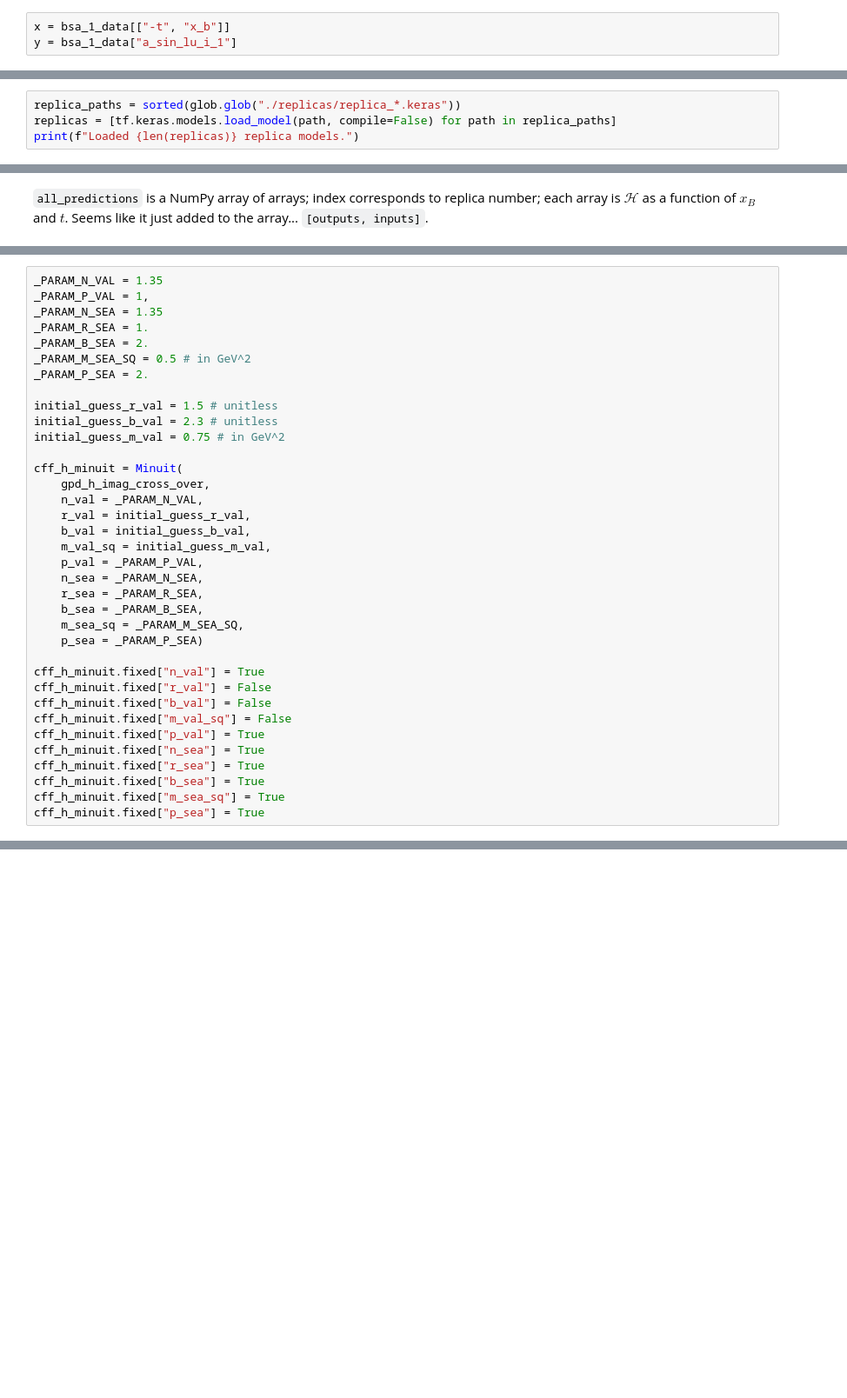
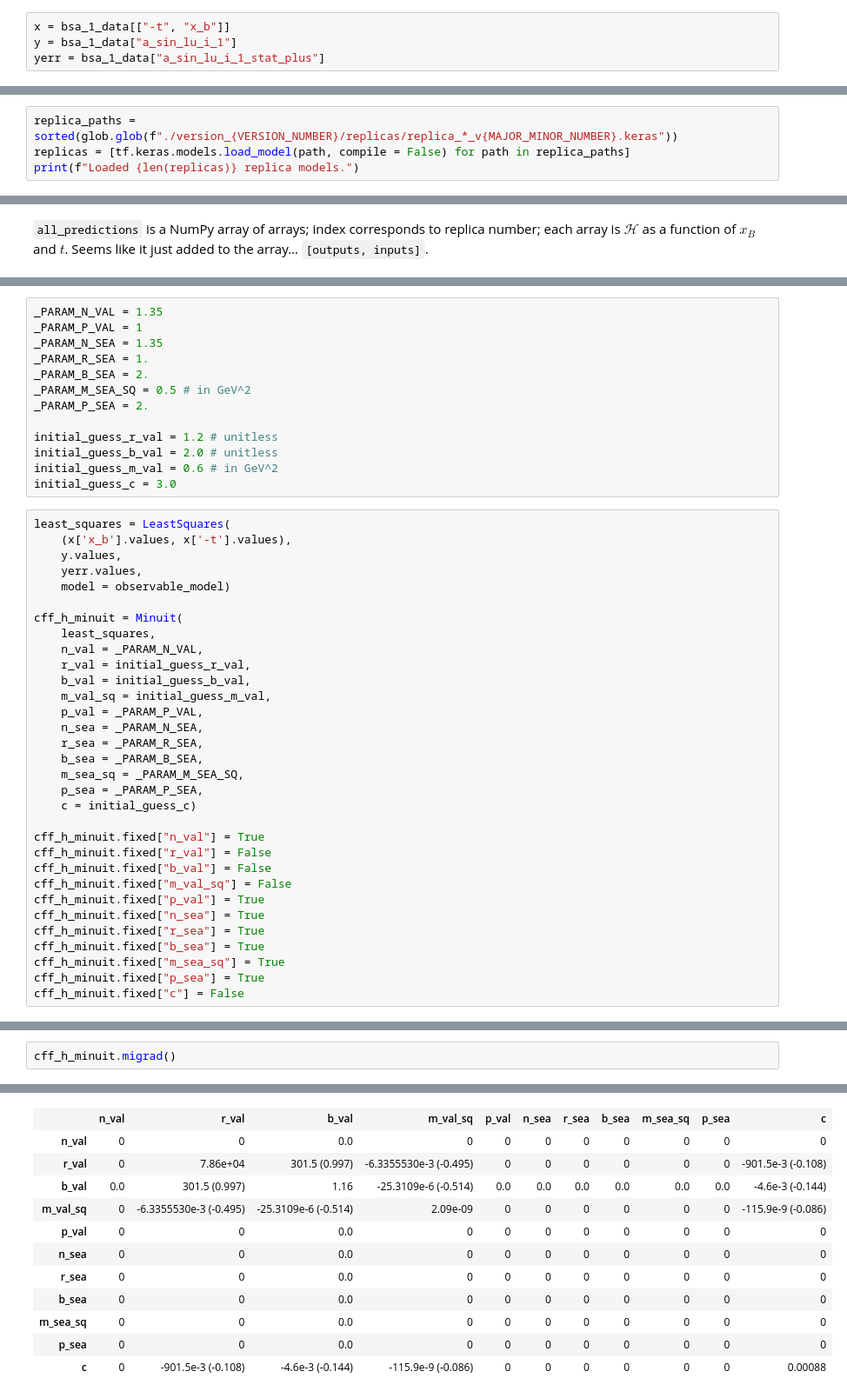
Before and after one commit to JayDanielsss/gpd_dnn, a Jupyter notebook: kms_nn_dvcs_2011/dvcs_cff_h_2011.ipynb, the cells around one changed output, grey strips where cells are left out. Shown: that part at 87% size. Saved outputs shown, nothing was run; the diff lists cells and outputs as text; blank space fills up the shorter version.

```diff
--- a/kms_nn_dvcs_2011/dvcs_cff_h_2011.ipynb
+++ b/kms_nn_dvcs_2011/dvcs_cff_h_2011.ipynb
@@ -165,6 +219,7 @@ all_raw_data = pd.concat(
 # %%
 x = bsa_1_data[["-t", "x_b"]]
 y = bsa_1_data["a_sin_lu_i_1"]
+yerr = bsa_1_data["a_sin_lu_i_1_stat_plus"]
 # %% [markdown]
 ### (3.4): Train-Test Split Here:
 # %%
@@ -518,6 +597,6 @@ array([0.05      , 0.05387755, 0.0577551 , 0.06163265, 0.0655102 ,
 # %%
-replica_paths = sorted(glob.glob("./replicas/replica_*.keras"))
-replicas = [tf.keras.models.load_model(path, compile=False) for path in replica_paths]
+replica_paths = sorted(glob.glob(f"./version_{VERSION_NUMBER}/replicas/replica_*_v{MAJOR_MINOR_NUMBER}.keras"))
+replicas = [tf.keras.models.load_model(path, compile = False) for path in replica_paths]
 print(f"Loaded {len(replicas)} replica models.")
 # %% [output]
 Loaded 50 replica models.
@@ -778,18 +1382,25 @@ def observable_model(x, xi, t, params):
+# %%
+_PARAM_N_VAL = 1.35
+_PARAM_P_VAL = 1
+_PARAM_N_SEA = 1.35
+_PARAM_R_SEA = 1.
+_PARAM_B_SEA = 2.
+_PARAM_M_SEA_SQ = 0.5 # in GeV^2
+_PARAM_P_SEA = 2.
+
+initial_guess_r_val = 1.2 # unitless
+initial_guess_b_val = 2.0 # unitless
+initial_guess_m_val = 0.6 # in GeV^2
+initial_guess_c = 3.0
 # %%
-_PARAM_N_VAL = 1.35
-_PARAM_P_VAL = 1,
-_PARAM_N_SEA = 1.35
-_PARAM_R_SEA = 1.
-_PARAM_B_SEA = 2.
-_PARAM_M_SEA_SQ = 0.5 # in GeV^2
-_PARAM_P_SEA = 2.
-
-initial_guess_r_val = 1.5 # unitless
-initial_guess_b_val = 2.3 # unitless
-initial_guess_m_val = 0.75 # in GeV^2
+least_squares = LeastSquares(
+    (x['x_b'].values, x['-t'].values),
+    y.values,
+    yerr.values,
+    model = observable_model)
 
 cff_h_minuit = Minuit(
-    gpd_h_imag_cross_over,
+    least_squares,
     n_val = _PARAM_N_VAL,
     r_val = initial_guess_r_val,
     b_val = initial_guess_b_val,
@@ -799,7 +1410,8 @@ cff_h_minuit = Minuit(
     r_sea = _PARAM_R_SEA,
     b_sea = _PARAM_B_SEA,
     m_sea_sq = _PARAM_M_SEA_SQ,
-    p_sea = _PARAM_P_SEA)
+    p_sea = _PARAM_P_SEA,
+    c = initial_guess_c)
 
 cff_h_minuit.fixed["n_val"] = True
 cff_h_minuit.fixed["r_val"] = False
@@ -811,3 +1423,4 @@ cff_h_minuit.fixed["r_sea"] = True
 cff_h_minuit.fixed["b_sea"] = True
 cff_h_minuit.fixed["m_sea_sq"] = True
 cff_h_minuit.fixed["p_sea"] = True
+cff_h_minuit.fixed["c"] = False
@@ -822,0 +1429,3 @@ function_of_t(0.2, -.1)
+# %%
+cff_h_minuit.migrad()
+# %% [output]
@@ -822,0 +1450,12 @@ function_of_t(0.2, -.1)
+|  | n_val | r_val | b_val | m_val_sq | p_val | n_sea | r_sea | b_sea | m_sea_sq | p_sea | c |
+| n_val | 0 | 0 | 0.0 | 0 | 0 | 0 | 0 | 0 | 0 | 0 | 0 |
+| r_val | 0 | 7.86e+04 | 301.5 (0.997) | -6.3355530e-3 (-0.495) | 0 | 0 | 0 | 0 | 0 | 0 | -901.5e-3 (-0.108) |
+| b_val | 0.0 | 301.5 (0.997) | 1.16 | -25.3109e-6 (-0.514) | 0.0 | 0.0 | 0.0 | 0.0 | 0.0 | 0.0 | -4.6e-3 (-0.144) |
+| m_val_sq | 0 | -6.3355530e-3 (-0.495) | -25.3109e-6 (-0.514) | 2.09e-09 | 0 | 0 | 0 | 0 | 0 | 0 | -115.9e-9 (-0.086) |
+| p_val | 0 | 0 | 0.0 | 0 | 0 | 0 | 0 | 0 | 0 | 0 | 0 |
+| n_sea | 0 | 0 | 0.0 | 0 | 0 | 0 | 0 | 0 | 0 | 0 | 0 |
+| r_sea | 0 | 0 | 0.0 | 0 | 0 | 0 | 0 | 0 | 0 | 0 | 0 |
+| b_sea | 0 | 0 | 0.0 | 0 | 0 | 0 | 0 | 0 | 0 | 0 | 0 |
+| m_sea_sq | 0 | 0 | 0.0 | 0 | 0 | 0 | 0 | 0 | 0 | 0 | 0 |
+| p_sea | 0 | 0 | 0.0 | 0 | 0 | 0 | 0 | 0 | 0 | 0 | 0 |
+| c | 0 | -901.5e-3 (-0.108) | -4.6e-3 (-0.144) | -115.9e-9 (-0.086) | 0 | 0 | 0 | 0 | 0 | 0 | 0.00088 |
```
Also changed, not shown: parts of 82 cells of this notebook, 6 other files.
